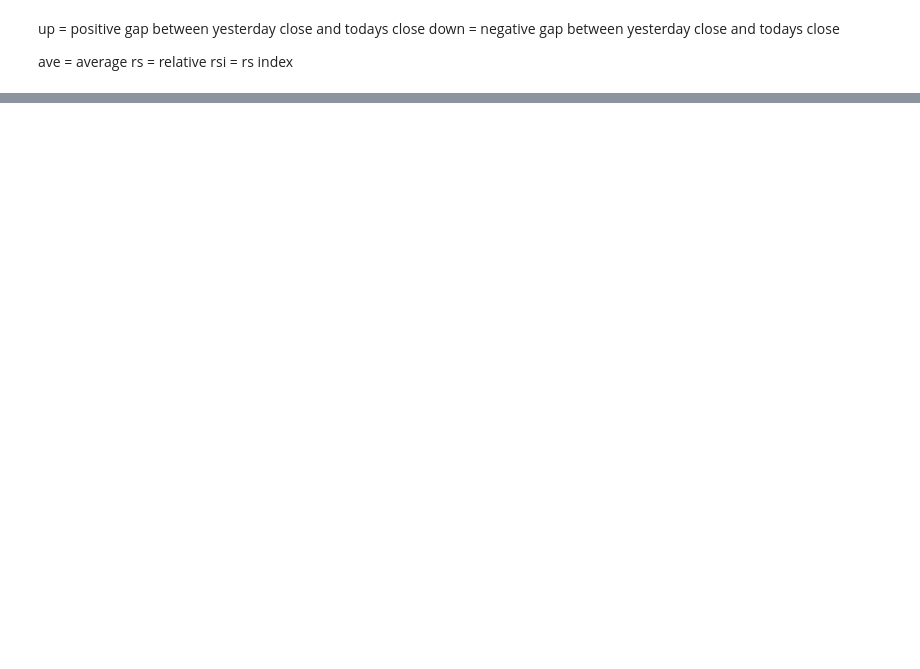
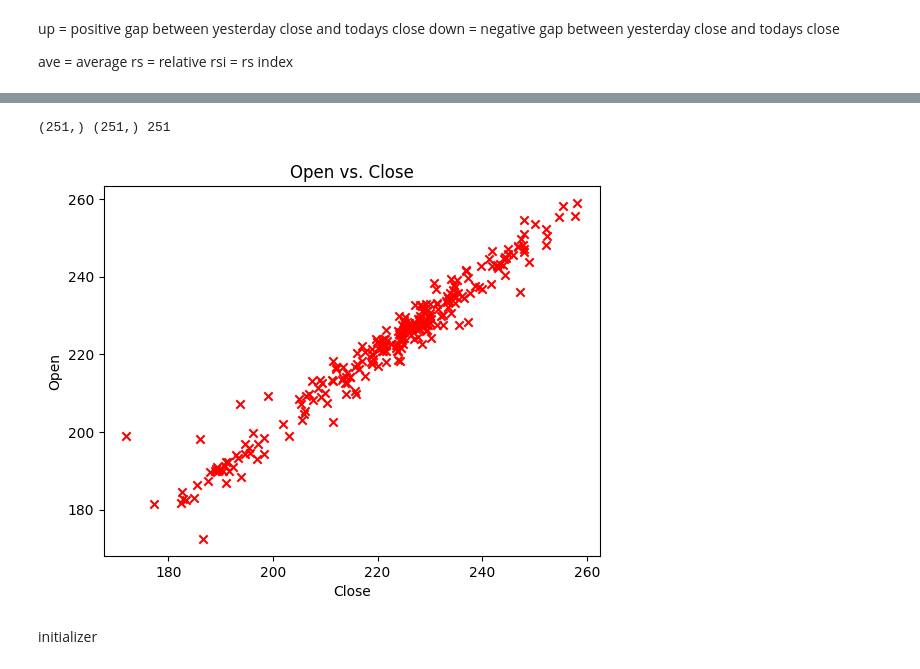
Before and after one commit to shinich1026/AI, a Jupyter notebook: predict.ipynb, the cells around one changed output, grey strips where cells are left out. Drawn from its saved outputs; the diff is of its cells as text; code cells hidden in the pictures; blank space fills up the shorter version.

```diff
--- a/predict.ipynb
+++ b/predict.ipynb
@@ -158,0 +110,19 @@ TESLA          1          1       1               1
+# %%
+x_train = np.array(openPrices)
+x_train.reshape(251,)
+y_train = np.array(closePrices)
+y_train.reshape(251,)
+print(x_train.shape, y_train.shape, len(x_train))
+# %% [output]
+(251,) (251,) 251
+# %%
+plt.scatter(x_train,y_train, marker='x', c='r')
+
+plt.title("Open vs. Close")
+plt.ylabel('Open')
+plt.xlabel('Close')
+plt.show()
+# %% [output]
+[figure, added]
+# %% [markdown]
+initializer
```
Also changed, not shown: parts of 27 cells of this notebook.
